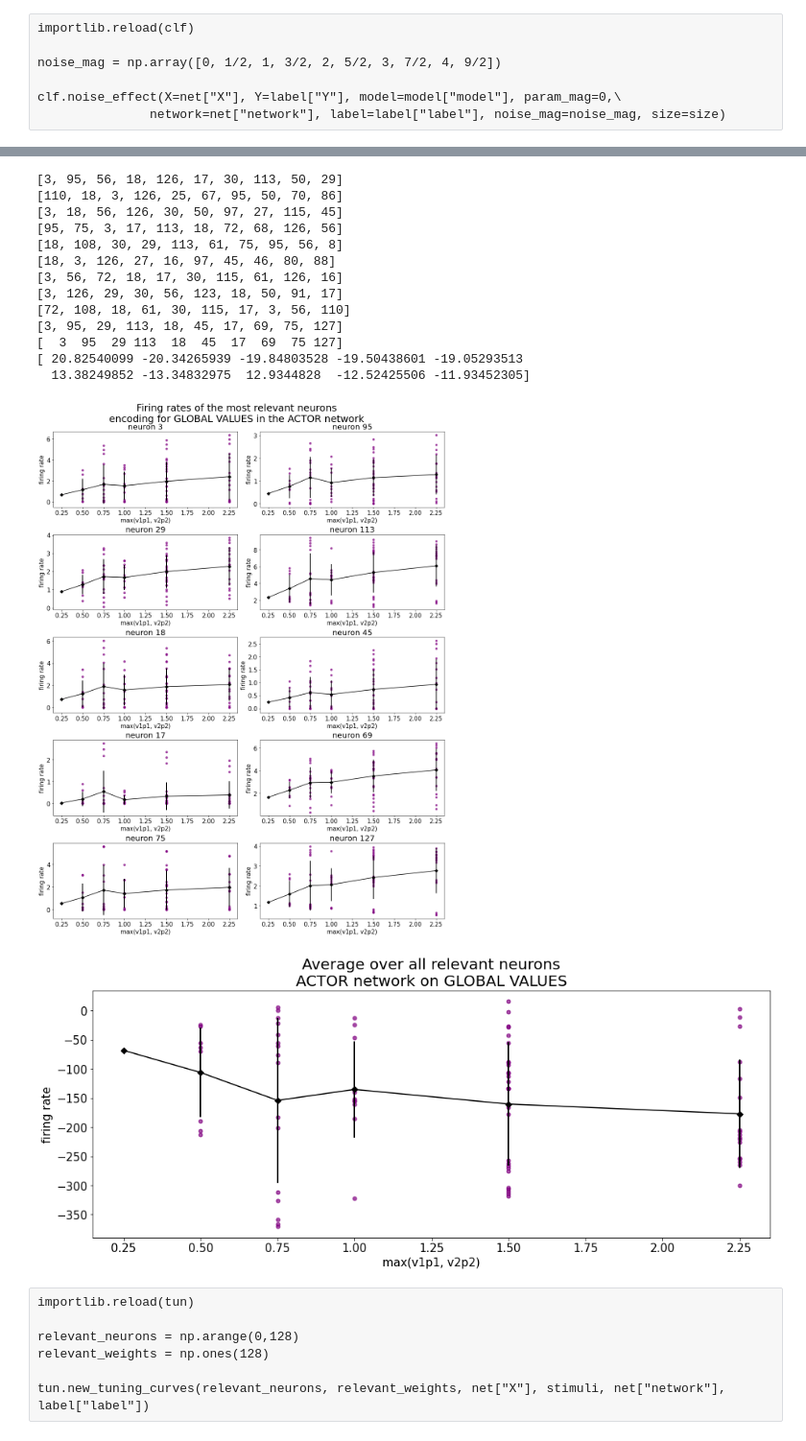
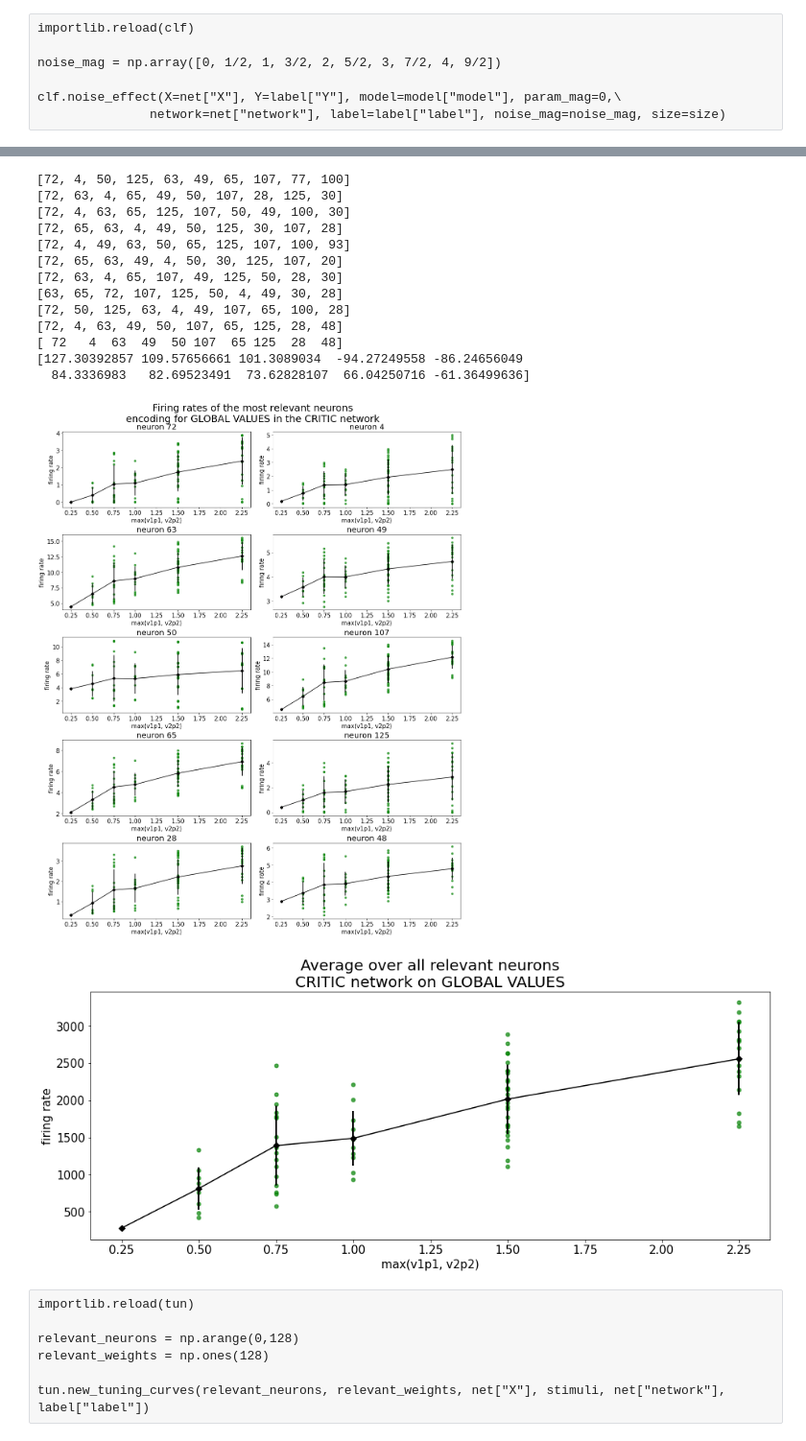
Before and after one commit to MartiniMarittimo/Relevant_neurons_analysis, a Jupyter notebook: relevant_neurons_analysis.ipynb, the cells around one changed output, grey strips where cells are left out. Shown: that part at 96% size. Drawn from its saved outputs; the diff is of its cells as text; code cells hidden in the pictures.

```diff
--- a/relevant_neurons_analysis.ipynb
+++ b/relevant_neurons_analysis.ipynb
@@ -116,8 +117,8 @@ global_values = np.array(data["global_values"])
 stimuli = np.array(data["stimuli"])
 timeav_values = np.array(data["timeav_values"])
 # %%
-net = {"X" : frates_actor, "network" : "ACTOR"}
-#net = {"X" : frates_critic, "network" : "CRITIC"}
+#net = {"X" : frates_actor, "network" : "ACTOR"}
+net = {"X" : frates_critic, "network" : "CRITIC"}
 
 #label = {"Y" : final_actions, "label" : "ACTIONS"}
 #label = {"Y" : right_values, "label" : "RIGHT VALUES"}
@@ -174,29 +192,29 @@ print(relevant_weights)
 #print(random_neurons)
 #print(random_weights)
 # %% [output]
-[3, 95, 56, 18, 126, 17, 30, 113, 50, 29]
-[110, 18, 3, 126, 25, 67, 95, 50, 70, 86]
-[3, 18, 56, 126, 30, 50, 97, 27, 115, 45]
-[95, 75, 3, 17, 113, 18, 72, 68, 126, 56]
-[18, 108, 30, 29, 113, 61, 75, 95, 56, 8]
-[18, 3, 126, 27, 16, 97, 45, 46, 80, 88]
-[3, 56, 72, 18, 17, 30, 115, 61, 126, 16]
-[3, 126, 29, 30, 56, 123, 18, 50, 91, 17]
-[72, 108, 18, 61, 30, 115, 17, 3, 56, 110]
-[3, 95, 29, 113, 18, 45, 17, 69, 75, 127]
-[  3  95  29 113  18  45  17  69  75 127]
-[ 20.82540099 -20.34265939 -19.84803528 -19.50438601 -19.05293513
-  13.38249852 -13.34832975  12.9344828  -12.52425506 -11.93452305]
+[72, 4, 50, 125, 63, 49, 65, 107, 77, 100]
+[72, 63, 4, 65, 49, 50, 107, 28, 125, 30]
+[72, 4, 63, 65, 125, 107, 50, 49, 100, 30]
+[72, 65, 63, 4, 49, 50, 125, 30, 107, 28]
+[72, 4, 49, 63, 50, 65, 125, 107, 100, 93]
+[72, 65, 63, 49, 4, 50, 30, 125, 107, 20]
+[72, 63, 4, 65, 107, 49, 125, 50, 28, 30]
+[63, 65, 72, 107, 125, 50, 4, 49, 30, 28]
+[72, 50, 125, 63, 4, 49, 107, 65, 100, 28]
+[72, 4, 63, 49, 50, 107, 65, 125, 28, 48]
+[ 72   4  63  49  50 107  65 125  28  48]
+[127.30392857 109.57656661 101.3089034  -94.27249558 -86.24656049
+  84.3336983   82.69523491  73.62828107  66.04250716 -61.36499636]
 # %%
 importlib.reload(tun)
 
 #relevant_neurons = np.arange(0,128)
 #relevant_weights = np.ones(128)
 
-tun.tuning_curves(relevant_neurons, relevant_weights, net["X"], stimuli, net["network"], label["label"])
+tun.tuning_curves(relevant_neurons, relevant_weights, net["X"], stimuli, net["network"], label["label"], size)
 # %% [output]
-[figure, old version]
+[figure, new version]
-[figure, old version]
+[figure, new version]
 # %% [raw]
 importlib.reload(tun)
 
```
Also changed, not shown: parts of 4 cells of this notebook, 1 other file.
